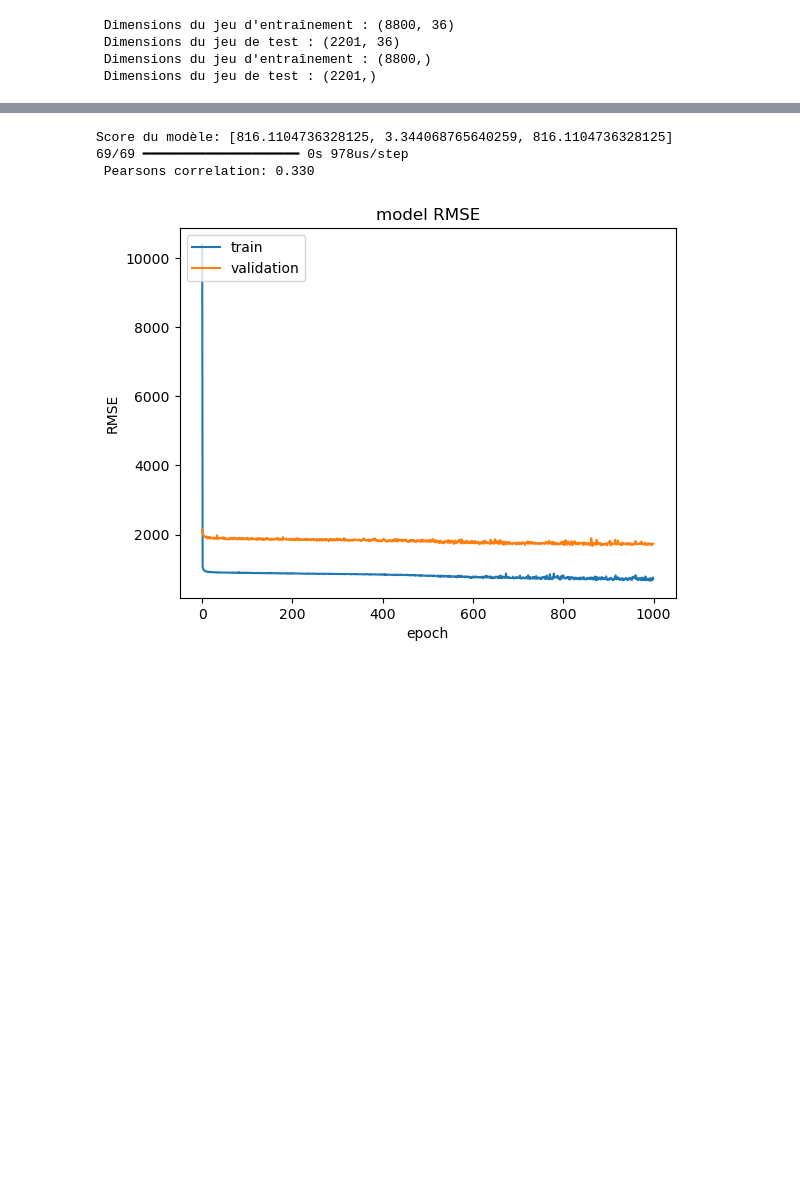
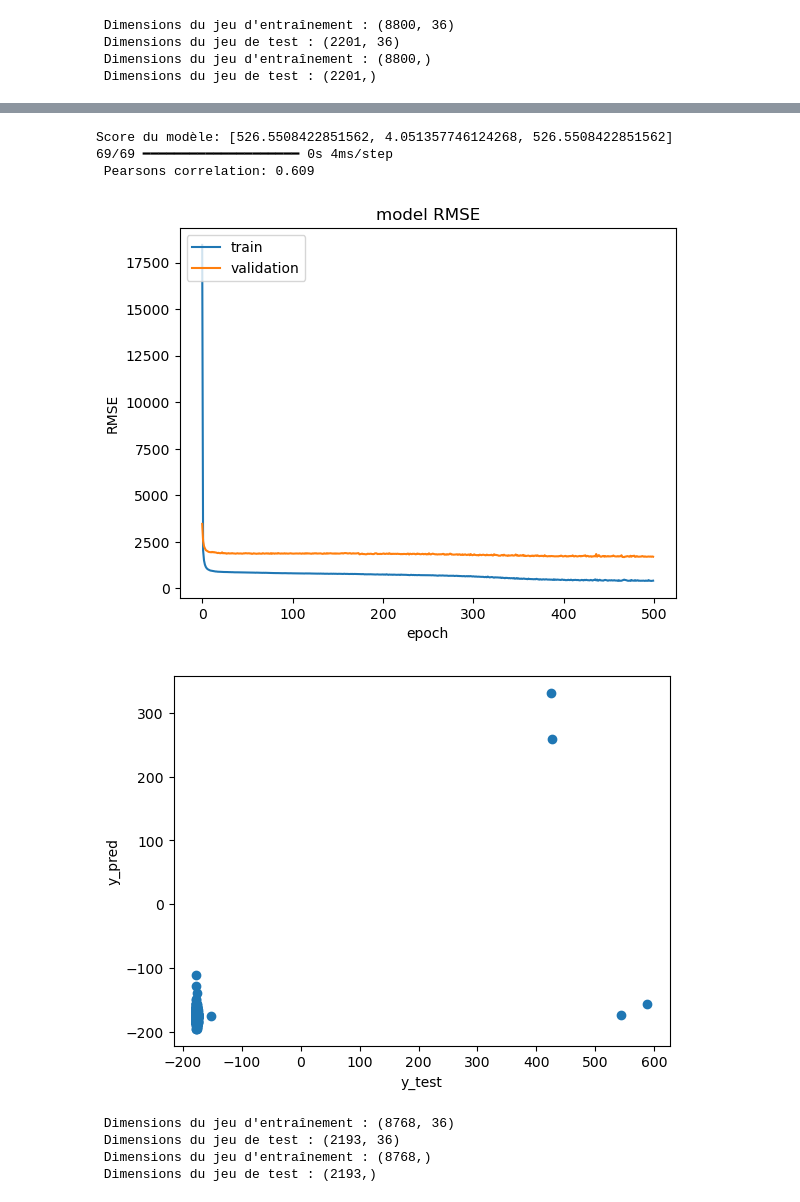
Before and after one commit to lucasboistay/molecular_dynamics, a Jupyter notebook: main.ipynb, the cells around one changed output, grey strips where cells are left out. Saved outputs shown, nothing was run; the diff lists cells and outputs as text; code cells hidden in the pictures; blank space fills up the shorter version.

```diff
--- a/main.ipynb
+++ b/main.ipynb
@@ -838,8 +843,7 @@ cb_sauvegarde = ModelCheckpoint(filepath='save/coulomb_mo2s4_SGD.keras', save_be
 
 model = Sequential()
 
-model.add(Dense(units=64, activation='relu', input_shape=(36,)))
-model.add(Dense(units=32, activation='relu'))
+model.add(Dense(units=18, activation='relu', input_shape=(36,)))
 model.add(Dense(units=18, activation='relu'))
 model.add(Dense(units=18, activation='relu'))
 
@@ -871,7 +873,7 @@ from keras.optimizers import Adam
 
 model.compile(loss='mse', optimizer=Adam(learning_rate=0.001,use_ema=True), metrics=['mse', 'mae'])
 
-history = model.fit(X_train, y_train, epochs=1000, batch_size=32, verbose=1, validation_split=0.2,callbacks=[cb_sauvegarde])
+history = model.fit(X_train, y_train, epochs=500, batch_size=32, verbose=1, validation_split=0.2,callbacks=[cb_sauvegarde])
 
 # evaluate the model
 
@@ -898,27 +899,55 @@ KeyboardInterrupt:
 # %%
 
 
 # resulsts and graph of history for RMSE
 
 print(f"Score du modèle: {scores}")
 
 # pearson correlation
 
 y_pred = model.predict(X_test)
 
 corr, _ = pearsonr(y_test, y_pred)
 
 print(' Pearsons correlation: %.3f' % corr)
 
 plt.plot(history.history['mse'])
 plt.plot(history.history['val_mse'])
 plt.title('model RMSE')
 plt.ylabel('RMSE')
 plt.xlabel('epoch')
 plt.legend(['train', 'validation'], loc='upper left')
 plt.show()
+
+# afficher les valeurs prédites en fonction des valeurs réelles
+
+plt.scatter(y_test, y_pred)
+plt.xlabel('y_test')
+plt.ylabel('y_pred')
+plt.show()
 # %% [output]
-Score du modèle: [816.1104736328125, 3.344068765640259, 816.1104736328125]
-69/69 ━━━━━━━━━━━━━━━━━━━━ 0s 978us/step
- Pearsons correlation: 0.330
+Score du modèle: [526.5508422851562, 4.051357746124268, 526.5508422851562]
+69/69 ━━━━━━━━━━━━━━━━━━━━ 0s 4ms/step
+ Pearsons correlation: 0.609
-[figure, old version]
+[figure, new version]
+[figure, added]
+# %%
+# use of StandardScaler
+
+X = X_std
+y = y_std
+
+scaler = StandardScaler()
+X_scaled = scaler.fit_transform(X)
+
+X_train, X_test, y_train, y_test = train_test_split(X_scaled, y, test_size=0.2, random_state=42)
+
+print(f" Dimensions du jeu d'entraînement : {X_train.shape}"
+      f"\n Dimensions du jeu de test : {X_test.shape}"
+      f"\n Dimensions du jeu d'entraînement : {y_train.shape}"
+      f"\n Dimensions du jeu de test : {y_test.shape}")
+# %% [output]
+ Dimensions du jeu d'entraînement : (8768, 36)
+ Dimensions du jeu de test : (2193, 36)
+ Dimensions du jeu d'entraînement : (8768,)
+ Dimensions du jeu de test : (2193,)
```
Also changed, not shown: parts of 20 cells of this notebook, 2 other files.
